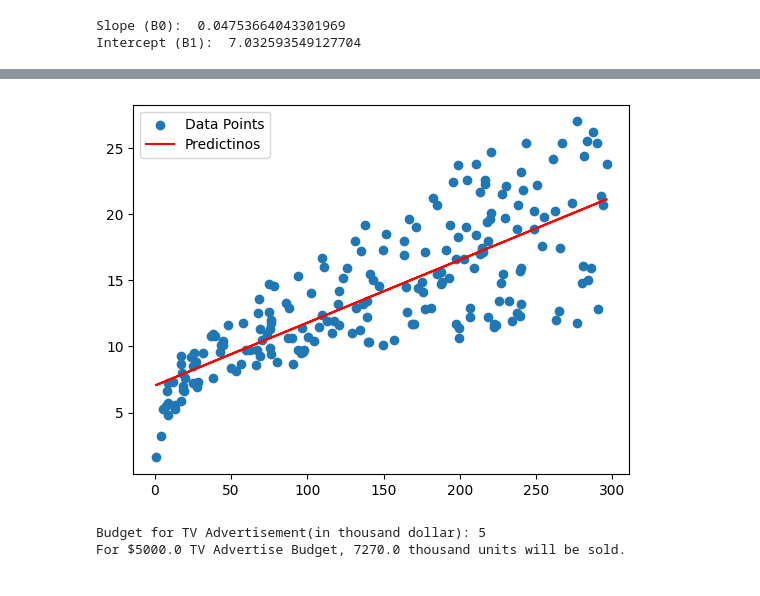
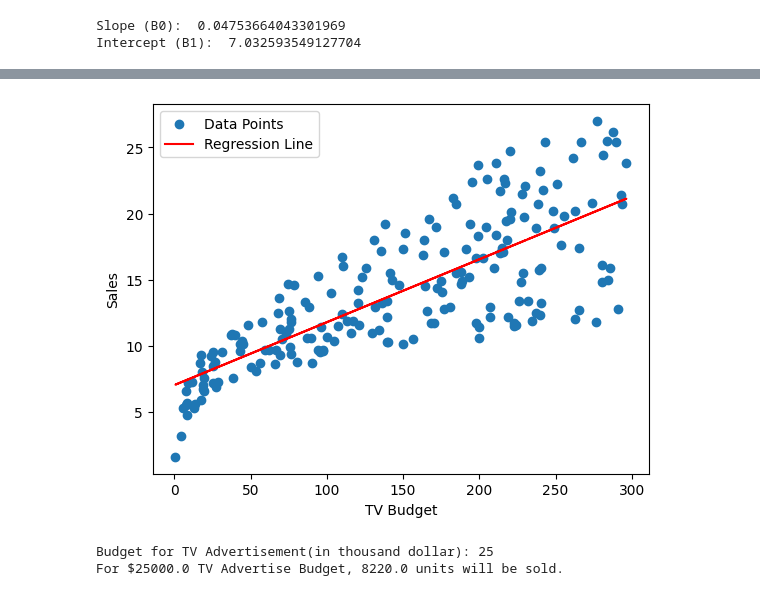
Before and after one commit to OmAximani0/gitcs, a Jupyter notebook: 2nd Year/3rd Sem/m3/project/Analysis.ipynb, the cells around one changed output, grey strips where cells are left out. Cells and saved outputs as stored; diff of their text form; code cells hidden in the pictures.

```diff
--- a/2nd Year/3rd Sem/m3/project/Analysis.ipynb
+++ b/2nd Year/3rd Sem/m3/project/Analysis.ipynb
@@ -38,7 +41,3 @@ raw_data
 | 198 | 283.6 | 42.0 | 66.2 | 25.5 |
 | 199 | 232.1 | 8.6 | 8.7 | 13.4 |
 200 rows × 4 columns
-# %%
-Y = raw_data["sales"]
-raw_data.drop(["sales"], axis=1, inplace=True)
-X = raw_data["TV"]
@@ -113,23 +131,27 @@ array([17.97077451,  9.14797405,  7.85022376, 14.23439457, 15.62721814,
 # %%
 import matplotlib.animation as animation
 
 fig, ax = plt.subplots()
 
 ax.scatter(X, Y, label="Data Points")
-ax.plot(X, prediction, color="r", label="Predictinos")
+ax.plot(X, prediction, color="r", label="Regression Line")
+ax.set_ylabel("Sales")
+ax.set_xlabel("TV Budget")
 
 plt.legend()
 plt.show()
 # %% [output]
-[figure, old version]
+[figure, new version]
 # %%
 def predict(X):
     y_hat = b0 + b1 * X
     return y_hat
 # %%
 tv_advertise_buedget = float(input("Budget for TV Advertisement(in thousand dollar):")) # in thousands of dollars
+
 sales_unit = round(predict(tv_advertise_buedget), 2) # in thousands of units
-print(f"For ${tv_advertise_buedget * 1000} TV Advertise Budget, {sales_unit * 1000} thousand units will be sold.")
+
+print(f"For ${tv_advertise_buedget * 1000} TV Advertise Budget, {round(sales_unit * 1000, 0)} units will be sold.")
 # %% [output]
-Budget for TV Advertisement(in thousand dollar): 5
-For $5000.0 TV Advertise Budget, 7270.0 thousand units will be sold.
+Budget for TV Advertisement(in thousand dollar): 25
+For $25000.0 TV Advertise Budget, 8220.0 units will be sold.
```
Also changed, not shown: parts of 13 cells of this notebook, 3 other files.
